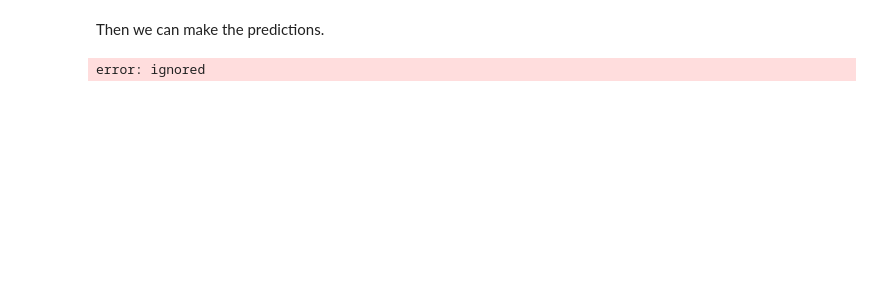
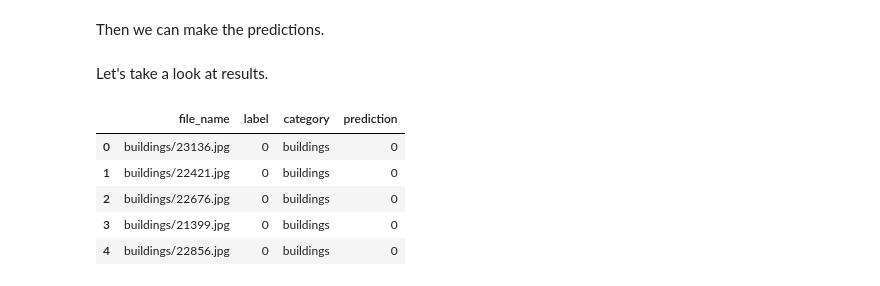
Before and after one commit to 3-Ada/image_classification, a Jupyter notebook: image_classification.ipynb, the cells around one changed output. Saved outputs shown, nothing was run; the diff lists cells and outputs as text; code cells hidden in the pictures; blank space fills up the shorter version.

Commit message:
added step 4 with comments

```diff
--- a/image_classification.ipynb
+++ b/image_classification.ipynb
@@ -684,15 +684,15 @@ Finally, the predictions will be made on test dataset.
 
 First let's create test dataset as we did at the step 1 with train dataset.
 # %%
-root_dir_test = "/content/image_files/seg_test/seg_test/"
-sub_folders = os.listdir(root_dir_test)
+root_dir = "/content/image_files/seg_test/seg_test/"
+sub_folders = os.listdir(root_dir)
 labels = {'buildings': 0, 'forest': 1, 'glacier': 2, 'mountain': 3, 'sea': 4,
           'street': 5}
 
 data_test = []
 
 for s, l in labels.items():
-  for r, d, f in os.walk(root_dir_test + s):
+  for r, d, f in os.walk(root_dir + s):
       for file in f:
           if ".jpg" in file:
               data_test.append((os.path.join(s,file), l, s))
@@ -756,16 +765,13 @@ test_dataset = CustomDataset(df_test)
 test_dataloader = DataLoader(test_dataset,
                           batch_size = batch_size,
                           shuffle = False,)
-
-dataloader = test_dataloader
-
 # validation mode
 model.eval()
 
 final_y = []
 final_y_pred = []
 
-for step, batch in enumerate(dataloader):
+for step, batch in enumerate(test_dataloader):
     X = batch[0].to(device)
     y = batch[1].to(device)
 
@@ -782,9 +788,18 @@ for step, batch in enumerate(dataloader):
 
 # calculate statistics
 final_y_pred_argmax = np.argmax(final_y_pred, axis=1)
-metric = accuracy_score(final_y, final_y_pred)
+metric = accuracy_score(final_y, final_y_pred_argmax)
 
 
-test_df['prediction'] = final_y_pred_argmax
+df_test['prediction'] = final_y_pred_argmax
-# %% [output]
-error: ignored
+# %% [markdown]
+Let's take a look at results.
+# %%
+df_test.head()
+# %% [output]
+|  | file_name | label | category | prediction |
+| 0 | buildings/23136.jpg | 0 | buildings | 0 |
+| 1 | buildings/22421.jpg | 0 | buildings | 0 |
+| 2 | buildings/22676.jpg | 0 | buildings | 0 |
+| 3 | buildings/21399.jpg | 0 | buildings | 0 |
+| 4 | buildings/22856.jpg | 0 | buildings | 0 |
```
Also changed, not shown: parts of 7 cells of this notebook.
